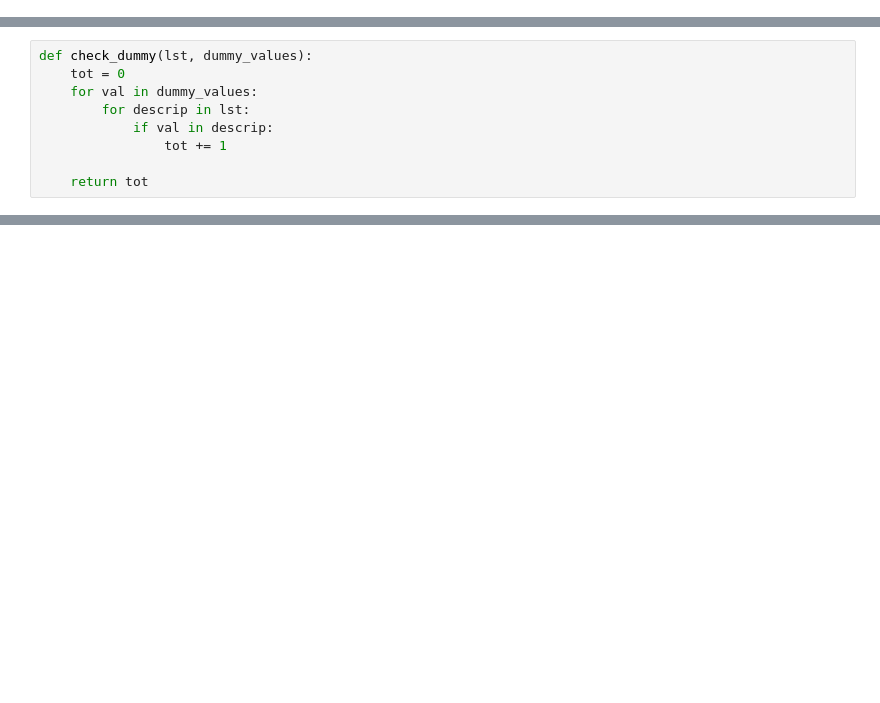
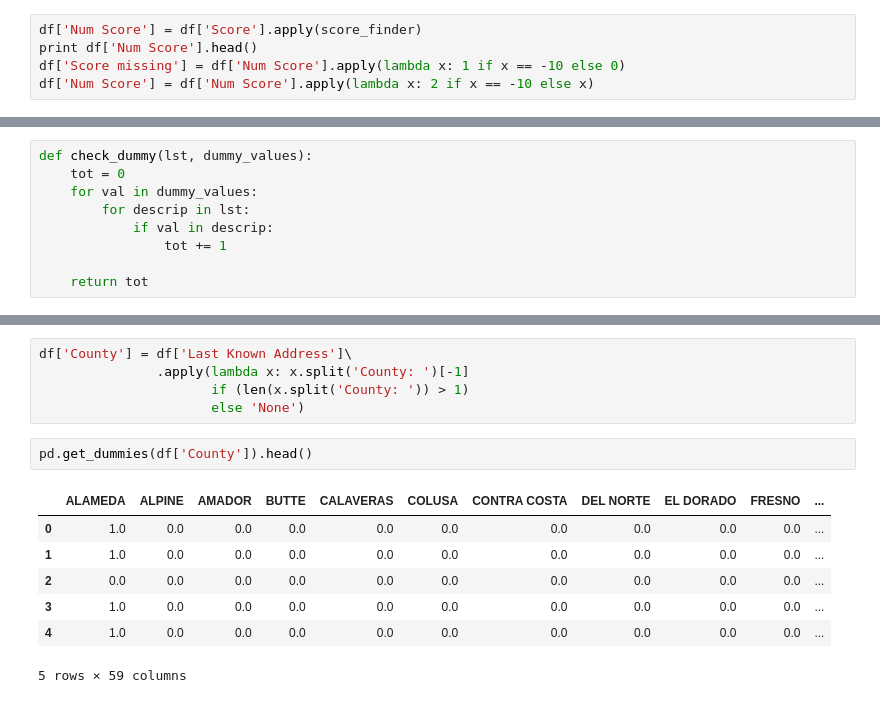
Before and after one commit to SWPFlow/megans_law_project, a Jupyter notebook: notebooks/EDA and Feature Engineering.ipynb, the cells around one changed output, grey strips where cells are left out. Saved outputs shown, nothing was run; the diff lists cells and outputs as text; blank space fills up the shorter version.

```diff
--- a/notebooks/EDA and Feature Engineering.ipynb
+++ b/notebooks/EDA and Feature Engineering.ipynb
@@ -328,0 +350,5 @@ array(['no info', '0', '1', '-1', '2', '3', '6', '4', '2 (INCOMPLETE)',
+# %%
+df['Num Score'] = df['Score'].apply(score_finder)
+print df['Num Score'].head()
+df['Score missing'] = df['Num Score'].apply(lambda x: 1 if x == -10 else 0)
+df['Num Score'] = df['Num Score'].apply(lambda x: 2 if x == -10 else x)
@@ -436,0 +445,15 @@ list
+# %%
+df['County'] = df['Last Known Address']\
+               .apply(lambda x: x.split('County: ')[-1]
+                      if (len(x.split('County: ')) > 1)
+                      else 'None')
+# %%
+pd.get_dummies(df['County']).head()
+# %% [output]
+|  | ALAMEDA | ALPINE | AMADOR | BUTTE | CALAVERAS | COLUSA | CONTRA COSTA | DEL NORTE | EL DORADO | FRESNO | ... |
+| 0 | 1.0 | 0.0 | 0.0 | 0.0 | 0.0 | 0.0 | 0.0 | 0.0 | 0.0 | 0.0 | ... |
+| 1 | 1.0 | 0.0 | 0.0 | 0.0 | 0.0 | 0.0 | 0.0 | 0.0 | 0.0 | 0.0 | ... |
+| 2 | 0.0 | 0.0 | 0.0 | 0.0 | 0.0 | 0.0 | 0.0 | 0.0 | 0.0 | 0.0 | ... |
+| 3 | 1.0 | 0.0 | 0.0 | 0.0 | 0.0 | 0.0 | 0.0 | 0.0 | 0.0 | 0.0 | ... |
+| 4 | 1.0 | 0.0 | 0.0 | 0.0 | 0.0 | 0.0 | 0.0 | 0.0 | 0.0 | 0.0 | ... |
+5 rows × 59 columns
```
Also changed, not shown: parts of 12 cells of this notebook, 2 other files.
